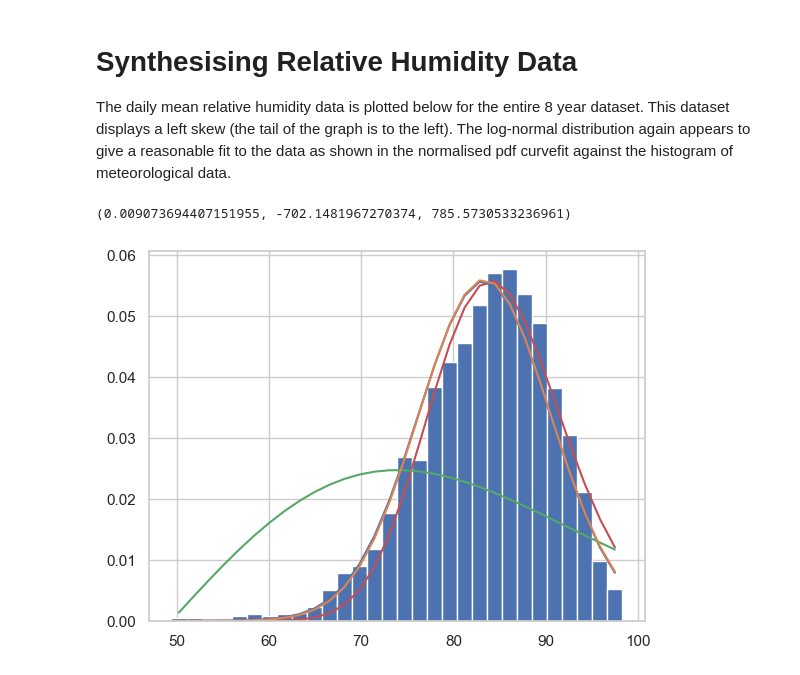
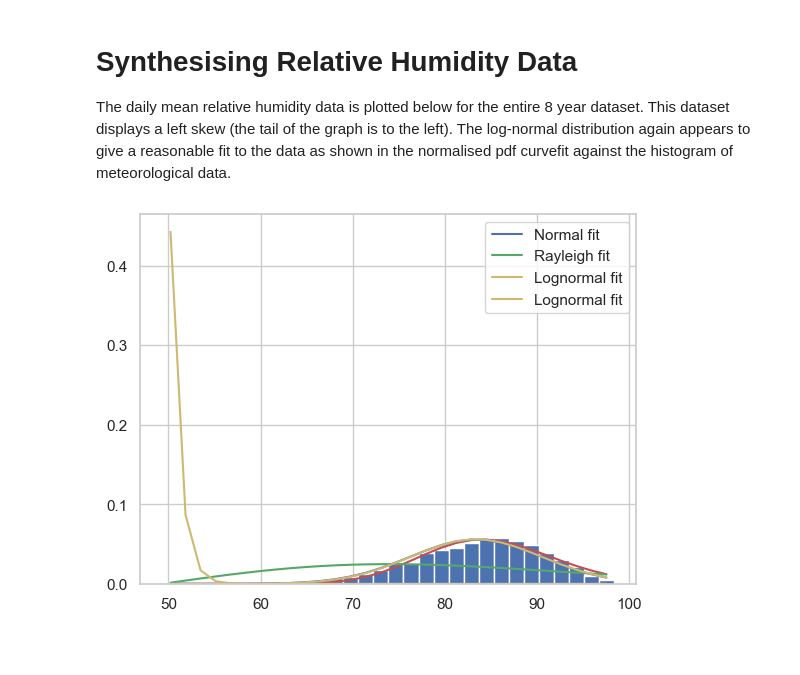
Before and after one commit to Eilis9/PfDA_Project1, a Jupyter notebook: met_athenry.ipynb, the cells around one changed output. Drawn from its saved outputs; the diff is of its cells as text; code cells hidden in the pictures; blank space fills up the shorter version.

```diff
--- a/met_athenry.ipynb
+++ b/met_athenry.ipynb
@@ -91,9 +91,9 @@ data_df = data_df.replace(r'^\s+$', np.nan, regex=True)
 # %%
 # Take 4 met variables - hourly rainfall, temperature, sealevel pressure and relative humidity
 # convert the 4 chosen variables to float types
-data_df[['rain', 'temp', 'msl', 'rhum']] = data_df[['rain', 'temp', 'msl', 'rhum']].astype(float)
+data_df[['rain', 'temp', 'msl', 'rhum', 'wddir', 'wdsp']] = data_df[['rain', 'temp', 'msl', 'rhum', 'wddir', 'wdsp']].astype(float)
 # create a smaller dataframe
-mydata_df = data_df[['rain', 'temp', 'msl', 'wddir', 'rhum', 'datetime']].copy()
+mydata_df = data_df[['rain', 'temp', 'msl', 'wddir', 'rhum', 'wdsp', 'datetime']].copy()
 # %% [markdown]
 # Plots of 8 years of hourly met data at Athenry weather station (2015-2022)
 - Histogram of data for rainfall is highly skewed towards 0, i.e., there are many hours where there is no rain
@@ -134,7 +137,7 @@ mydata_agg['Rainfall sum'] = data_df[['rain', 'datetime']].groupby(pd.Grouper(ke
 mydata_agg['Temp mean'] = data_df[['temp', 'datetime']].groupby(pd.Grouper(key='datetime', freq='D')).mean()
 mydata_agg['Msl mean'] = data_df[['msl', 'datetime']].groupby(pd.Grouper(key='datetime', freq='D')).mean()
 mydata_agg['rhum mean'] = data_df[['rhum', 'datetime']].groupby(pd.Grouper(key='datetime', freq='D')).mean()
-#mydata_agg['wddir mean'] = data_df[['wddir', 'datetime']].groupby(pd.Grouper(key='datetime', freq='D')).mean()
+mydata_agg['wdsp max'] = data_df[['wdsp', 'datetime']].groupby(pd.Grouper(key='datetime', freq='D')).max()
 # %%
 # Create a pairplot of the data
 sns.set_theme(style='whitegrid')
@@ -436,36 +447,47 @@ random_daily_rhum_1yr = np.random.default_rng().lognormal(mean=mu_rhum, sigma=si
 
 #plt.hist(mydata_agg['rhum mean'], bins=no_bins);
 #plt.hist(random_daily_rhum_1yr, bins=no_bins);
 
 pop_size = 365
 #https://stackoverflow.com/questions/71980083/specifiying-range-for-log-normal-distribution-in-python
 # Want to exclude values over 100
 #for sample in len(365):
 #  random_daily_rhum_1yr = np.random.default_rng().lognormal(mean=mu_rhum, sigma=sigma_rhum, size = len(mydata_agg))
 
 
 
 # https://glowingpython.blogspot.com/2012/07/distribution-fitting-with-scipy.html
-from scipy.stats import norm, rayleigh, lognorm
+from scipy.stats import norm, rayleigh, lognorm, multivariate_normal, expon
 param = norm.fit(mydata_agg['rhum mean'])
 pdf_fitted = norm.pdf(bins, loc=param[0], scale=param[1])
 pdf = norm.pdf(bins)
-plt.plot(bins, pdf_fitted, 'b-')
+plt.plot(bins, pdf_fitted, 'b-', label="Normal fit")
+
+
 
 param = rayleigh.fit(mydata_agg['rhum mean'])
 pdf_fitted_rayleigh = rayleigh.pdf(bins, loc=param[0], scale=param[1])
 pdf = rayleigh.pdf(bins)
-plt.plot(bins, pdf_fitted_rayleigh, 'g-')
+plt.plot(bins, pdf_fitted_rayleigh, 'g-', label="Rayleigh fit")
 
 
 
 param = lognorm.fit(mydata_agg['rhum mean'])
 
 #mean, var, skew, kurt = lognorm.fit(mydata_agg['rhum mean'])
 pdf_fitted_lognorm = lognorm.pdf(bins, param[0], param[1], param[2])
 #pdf = lognorm.pdf(bins)
-plt.plot(bins, pdf_fitted_lognorm, '-')
+plt.plot(bins, pdf_fitted_lognorm, 'y-', label="Lognormal fit")
+
+
+# not relevant
+param = expon.fit(mydata_agg['rhum mean'])
+
+#mean, var, skew, kurt = lognorm.fit(mydata_agg['rhum mean'])
+pdf_fitted_expon = expon.pdf(bins, param[0])
+#pdf = lognorm.pdf(bins)
+plt.plot(bins, pdf_fitted_expon, 'y-', label="Lognormal fit")
+plt.legend()
 plt.show()
 # %% [output]
-(0.009073694407151955, -702.1481967270374, 785.5730533236961)
-[figure, old version]
+[figure, new version]
```
Also changed, not shown: parts of 7 cells of this notebook.
